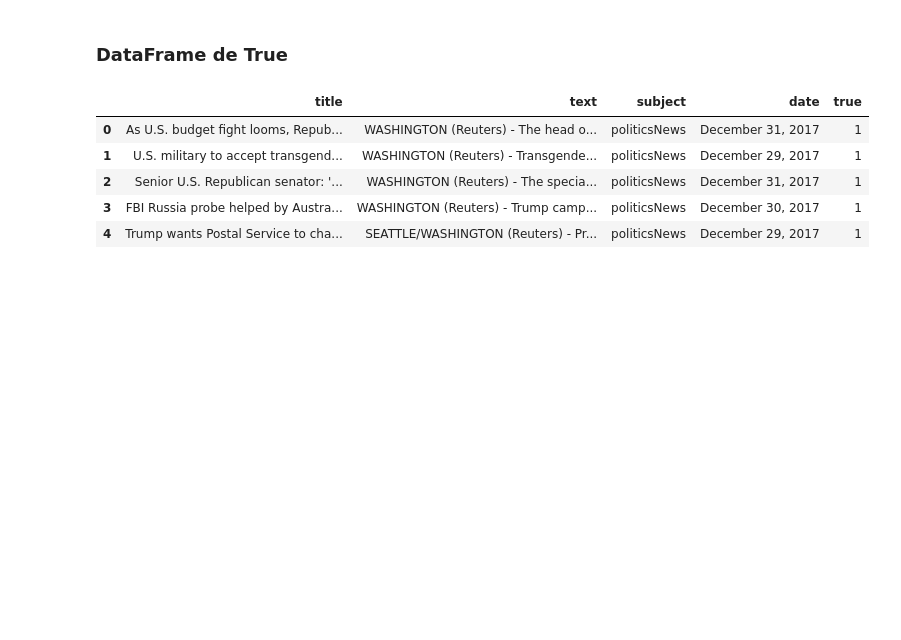
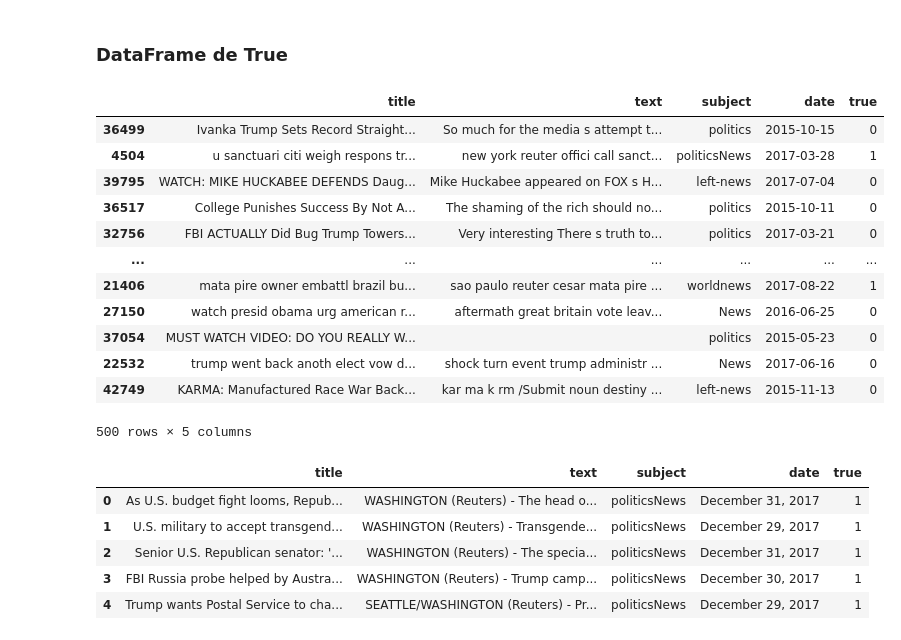
Before and after one commit to framunoz/Detector-Noticias-Falsas, a Jupyter notebook: codigo/01-Carga_de_datos.ipynb, the cells around one changed output. Saved outputs shown, nothing was run; the diff lists cells and outputs as text; code cells hidden in the pictures; blank space fills up the shorter version.

```diff
--- a/codigo/01-Carga_de_datos.ipynb
+++ b/codigo/01-Carga_de_datos.ipynb
@@ -26,6 +42,8 @@ import matplotlib.pyplot as plt
 SAVE_DATAFRAME = False
 SAVE_FIG = False
 PROCESAR = False
+SEED = 42
+N_SAMPLES = 500
 
 # Variables de los nombres de las columnas
 TITLE = 'title'
@@ -33,6 +51,9 @@ TEXT = 'text'
 SUBJECT = 'subject'
 DATE = 'date'
 TRUE = 'true'
+
+# Setea una semilla para resultados replicables
+random.seed(3435)
 
 PATH_MAIN = path.join("..")
 PATH_DATA = path.join(PATH_MAIN, "datos")
@@ -57,6 +78,25 @@ En esta sección cargamos los DataFrames y además le ponemos una etiqueta de qu
 # Nombre de la columna que almacenará la
 # información de si es una noticia verdadera o falsa
 name_col = "true"
+# %%
+# random.seed(SEED)
+# new_index = random.sample(list(df_fake.index), N_SAMPLES)
+# new_index.sort()
+df_proc.sample(n=N_SAMPLES, random_state=SEED)
+# %% [output]
+|  | title | text | subject | date | true |
+| 36499 | Ivanka Trump Sets Record Straight... | So much for the media s attempt t... | politics | 2015-10-15 | 0 |
+| 4504 | u sanctuari citi weigh respons tr... | new york reuter offici call sanct... | politicsNews | 2017-03-28 | 1 |
+| 39795 | WATCH: MIKE HUCKABEE DEFENDS Daug... | Mike Huckabee appeared on FOX s H... | left-news | 2017-07-04 | 0 |
+| 36517 | College Punishes Success By Not A... | The shaming of the rich should no... | politics | 2015-10-11 | 0 |
+| 32756 | FBI ACTUALLY Did Bug Trump Towers... | Very interesting There s truth to... | politics | 2017-03-21 | 0 |
+| ... | ... | ... | ... | ... | ... |
+| 21406 | mata pire owner embattl brazil bu... | sao paulo reuter cesar mata pire ... | worldnews | 2017-08-22 | 1 |
+| 27150 | watch presid obama urg american r... | aftermath great britain vote leav... | News | 2016-06-25 | 0 |
+| 37054 | MUST WATCH VIDEO: DO YOU REALLY W... |  | politics | 2015-05-23 | 0 |
+| 22532 | trump went back anoth elect vow d... | shock turn event trump administr ... | News | 2017-06-16 | 0 |
+| 42749 | KARMA: Manufactured Race War Back... | kar ma k rm /Submit noun destiny ... | left-news | 2015-11-13 | 0 |
+500 rows × 5 columns
 # %%
 # Cargamos DataFrame
 df_true = pd.read_csv(PATH_TRUE)
```
Also changed, not shown: parts of 17 cells of this notebook, 1 other file.
